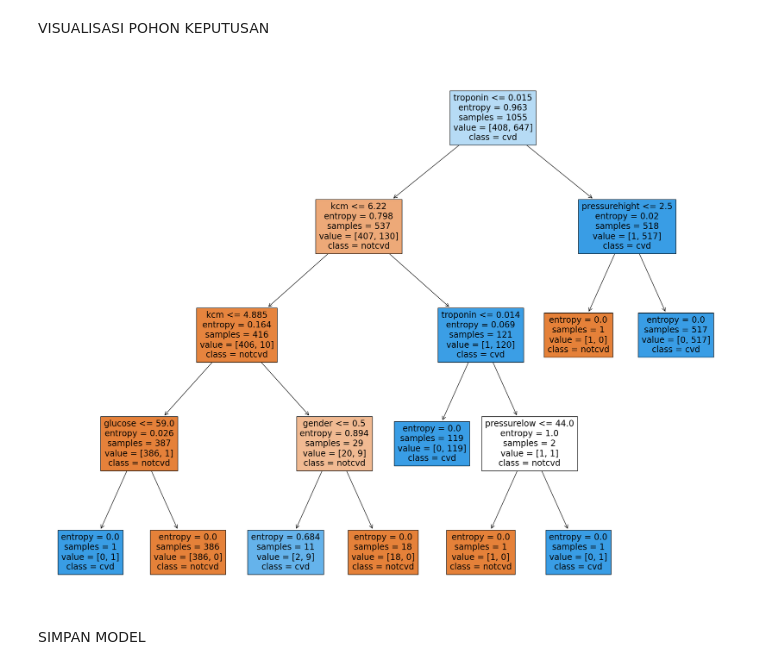
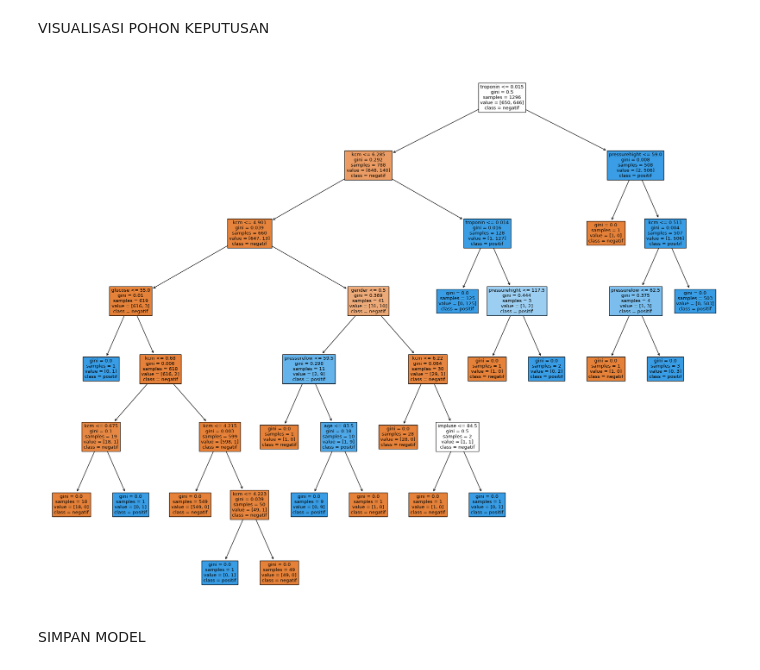
Before and after one commit to adeandreass/Streamlit-Cvd, a Jupyter notebook: penyakit-jantung.ipynb, the cells around one changed output. Drawn from its saved outputs; the diff is of its cells as text; code cells hidden in the pictures.

```diff
--- a/penyakit-jantung.ipynb
+++ b/penyakit-jantung.ipynb
@@ -187,0 +3,9 @@ Pasien tidak terkena penyakit jantung
+# %%
+import pandas as pd
+import seaborn as sns
+
+# Membaca data dari file CSV
+data = pd.read_csv('heart.csv')
+
+# Tampilkan 5 baris pertama data untuk pemahaman awal
+data.head()
@@ -187,0 +53,3 @@ Pasien tidak terkena penyakit jantung
+# %%
+data['class'] = data['class'].replace({'positive': 1, 'negative': 0})
+data.head()
@@ -187,0 +70,13 @@ Pasien tidak terkena penyakit jantung
+# %%
+from imblearn.over_sampling import SMOTE
+
+# Memisahkan fitur (X) dan target (y)
+X = data.drop(columns='class')
+y = data['class']
+
+# Melakukan oversampling menggunakan SMOTE
+smote = SMOTE(sampling_strategy='auto', random_state=42)
+X_resampled, y_resampled = smote.fit_resample(X, y)
+
+# Setelah SMOTE, periksa kembali jumlah data
+print(y_resampled.value_counts())
@@ -187,0 +123,14 @@ Pasien tidak terkena penyakit jantung
+# %%
+from sklearn.model_selection import train_test_split
+from sklearn.tree import DecisionTreeClassifier
+from sklearn.metrics import accuracy_score, confusion_matrix, classification_report
+
+# Memisahkan data menjadi data latih dan data uji
+X_train, X_test, y_train, y_test = train_test_split(X_resampled, y_resampled, test_size=0.2, random_state=300)
+
+# Membuat model Decision Tree
+model = DecisionTreeClassifier(random_state=42)
+model.fit(X_train, y_train)
+
+# Memprediksi data uji
+y_pred = model.predict(X_test)
@@ -188,13 +193,15 @@ Pasien tidak terkena penyakit jantung
 # %% [markdown]
 VISUALISASI POHON KEPUTUSAN
 # %%
+from sklearn import tree
+
 fig = plt.figure(figsize=(25,20))
 fig = tree.plot_tree(model,
-                     feature_names=ind_col,
-                     class_names=['notcvd','cvd'],
+                     feature_names=X_train.columns,
+                     class_names=['negatif','positif'],
                      filled=True)
 # %% [output]
-[figure, old version]
+[figure, new version]
 # %% [markdown]
 SIMPAN MODEL
 # %%
```
Also changed, not shown: parts of 42 cells of this notebook.
